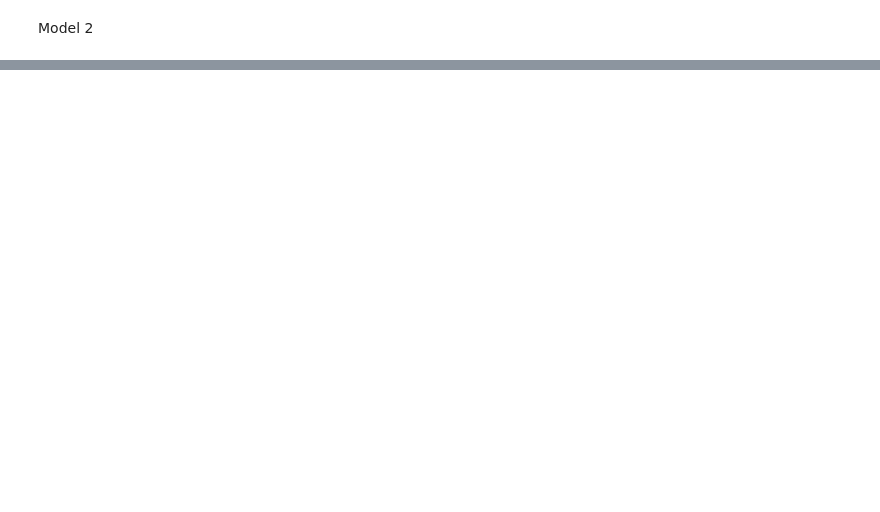
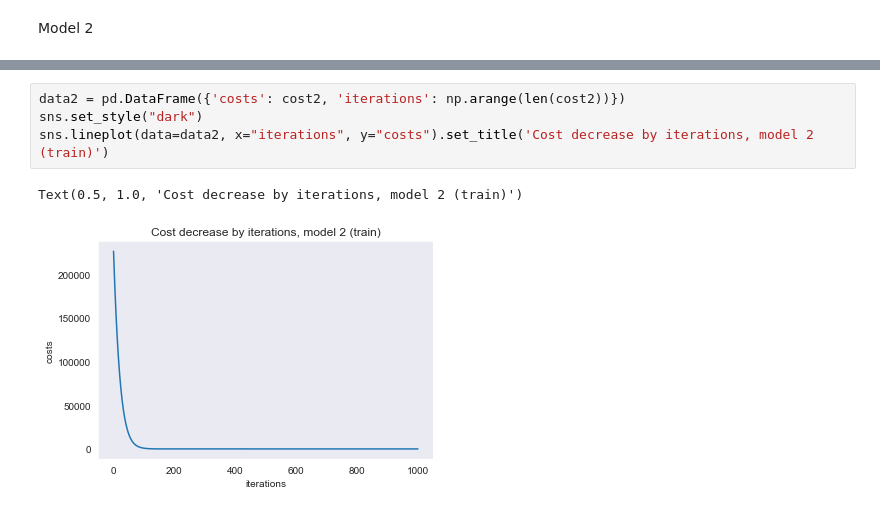
Before and after one commit to LinddM/eml-lab7, a Jupyter notebook: Lab7.ipynb, the cells around one changed output, grey strips where cells are left out. Cells and saved outputs as stored; diff of their text form; blank space fills up the shorter version.

```diff
--- a/Lab7.ipynb
+++ b/Lab7.ipynb
@@ -117,0 +163,7 @@ X_f, T_f, values, jac_norms = assets.adam(y_train, X_train ** 2, theta_0, assets
+# %%
+data2 = pd.DataFrame({'costs': cost2, 'iterations': np.arange(len(cost2))})
+sns.set_style("dark")
+sns.lineplot(data=data2, x="iterations", y="costs").set_title('Cost decrease by iterations, model 2 (train)')
+# %% [output]
+Text(0.5, 1.0, 'Cost decrease by iterations, model 2 (train)')
+[figure, added]
```
Also changed, not shown: parts of 36 cells of this notebook, 3 other files.
